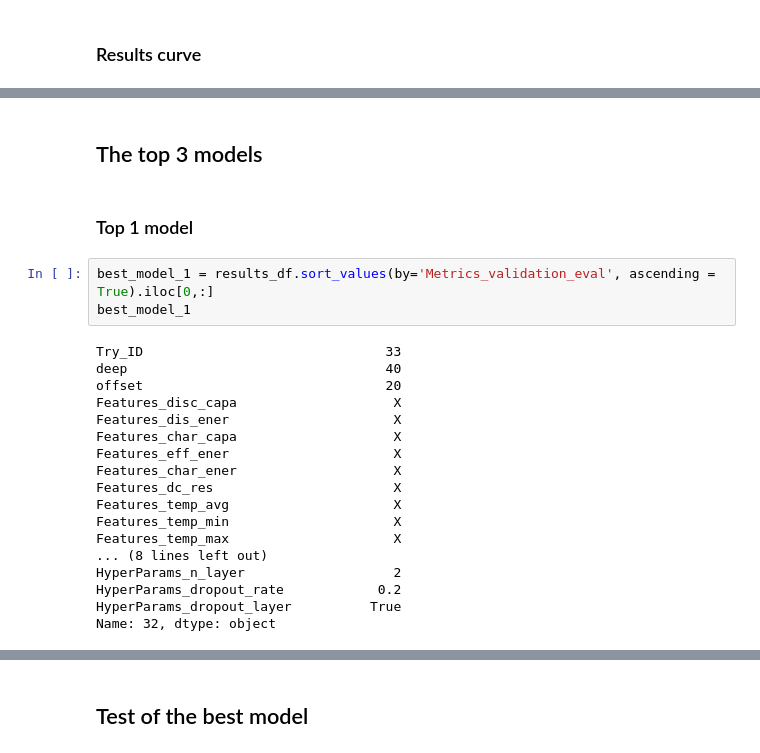
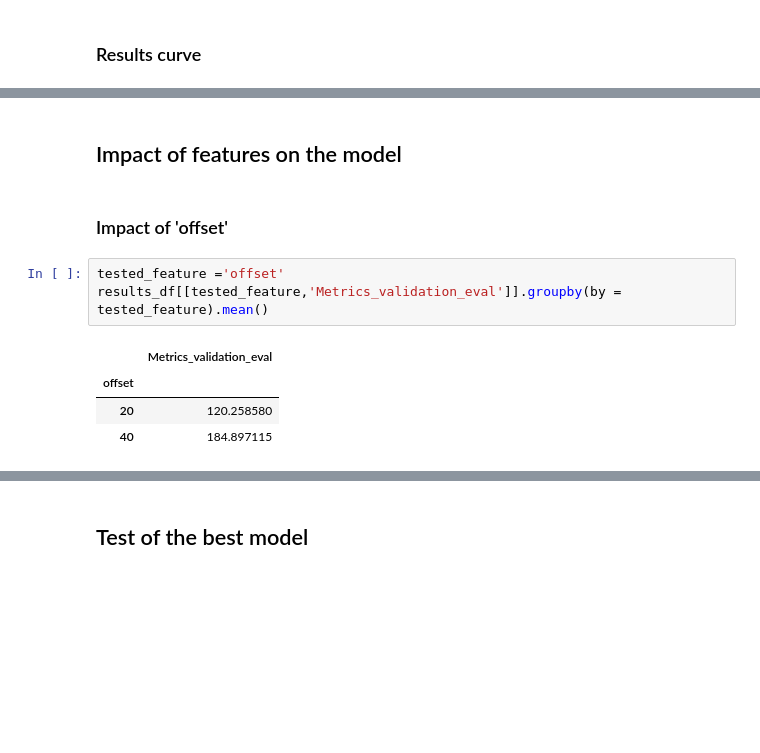
Before and after one commit to RomainJupille/BatteryProject, a Jupyter notebook: notebooks/06_model_two_results.ipynb, the cells around one changed output, grey strips where cells are left out. Cells and saved outputs as stored; diff of their text form; blank space fills up the shorter version.

```diff
--- a/notebooks/06_model_two_results.ipynb
+++ b/notebooks/06_model_two_results.ipynb
@@ -53,25 +55,12 @@ plt.plot(results_df['Metrics_validation_eval'].sort_values(ascending = False).va
 # %% [markdown]
-## The top 3 models
+## Impact of features on the model
 # %% [markdown]
-### Top 1 model
+### Impact of 'offset'
 # %%
-best_model_1 = results_df.sort_values(by='Metrics_validation_eval', ascending = True).iloc[0,:]
-best_model_1
+tested_feature ='offset'
+results_df[[tested_feature,'Metrics_validation_eval']].groupby(by = tested_feature).mean()
 # %% [output]
-Try_ID                               33
-deep                                 40
-offset                               20
-Features_disc_capa                    X
-Features_dis_ener                     X
-Features_char_capa                    X
-Features_eff_ener                     X
-Features_char_ener                    X
-Features_dc_res                       X
-Features_temp_avg                     X
-Features_temp_min                     X
-Features_temp_max                     X
-... (8 lines left out)
-HyperParams_n_layer                   2
-HyperParams_dropout_rate            0.2
-HyperParams_dropout_layer          True
-Name: 32, dtype: object
+|  | Metrics_validation_eval |
+| offset |  |
+| 20 | 120.258580 |
+| 40 | 184.897115 |
```
Also changed, not shown: parts of 42 cells of this notebook, 5 other files.
